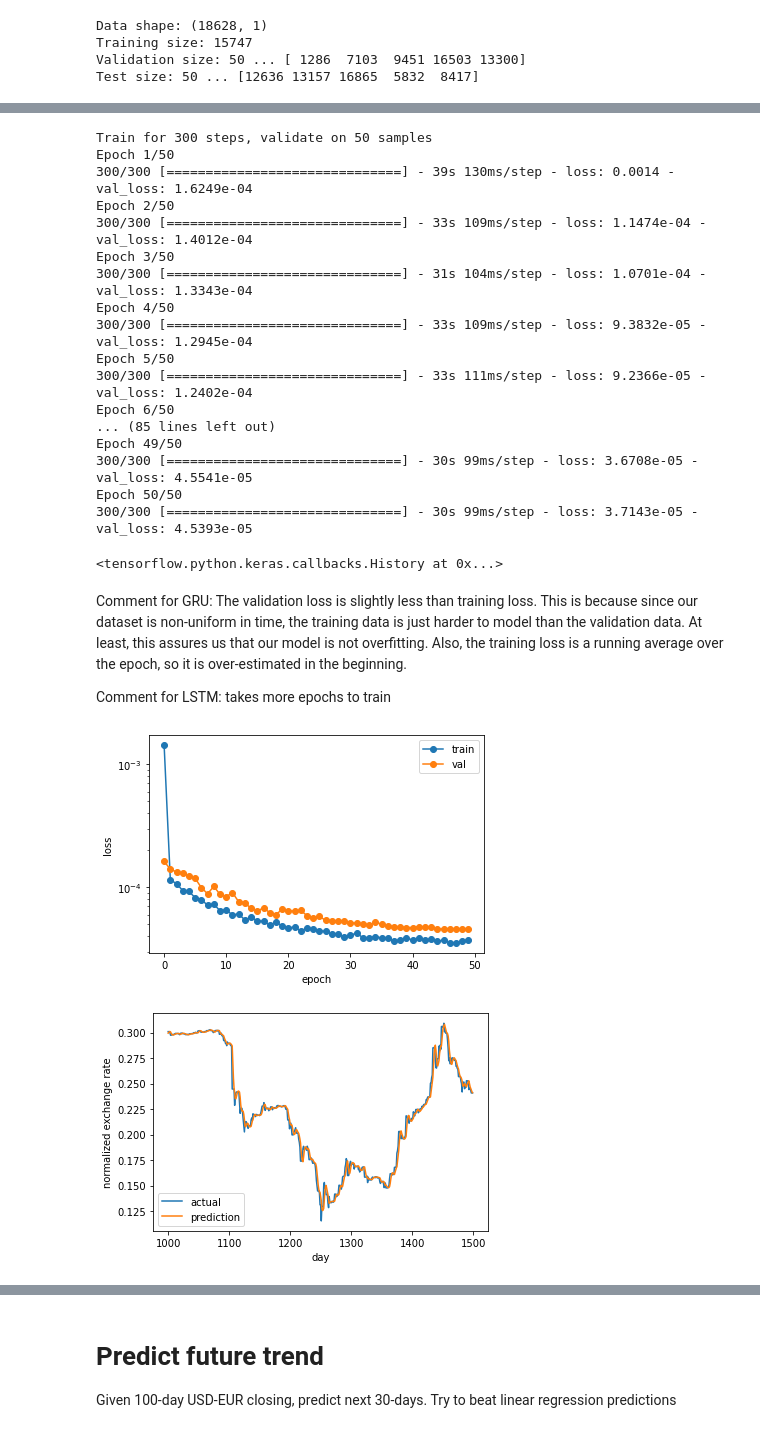
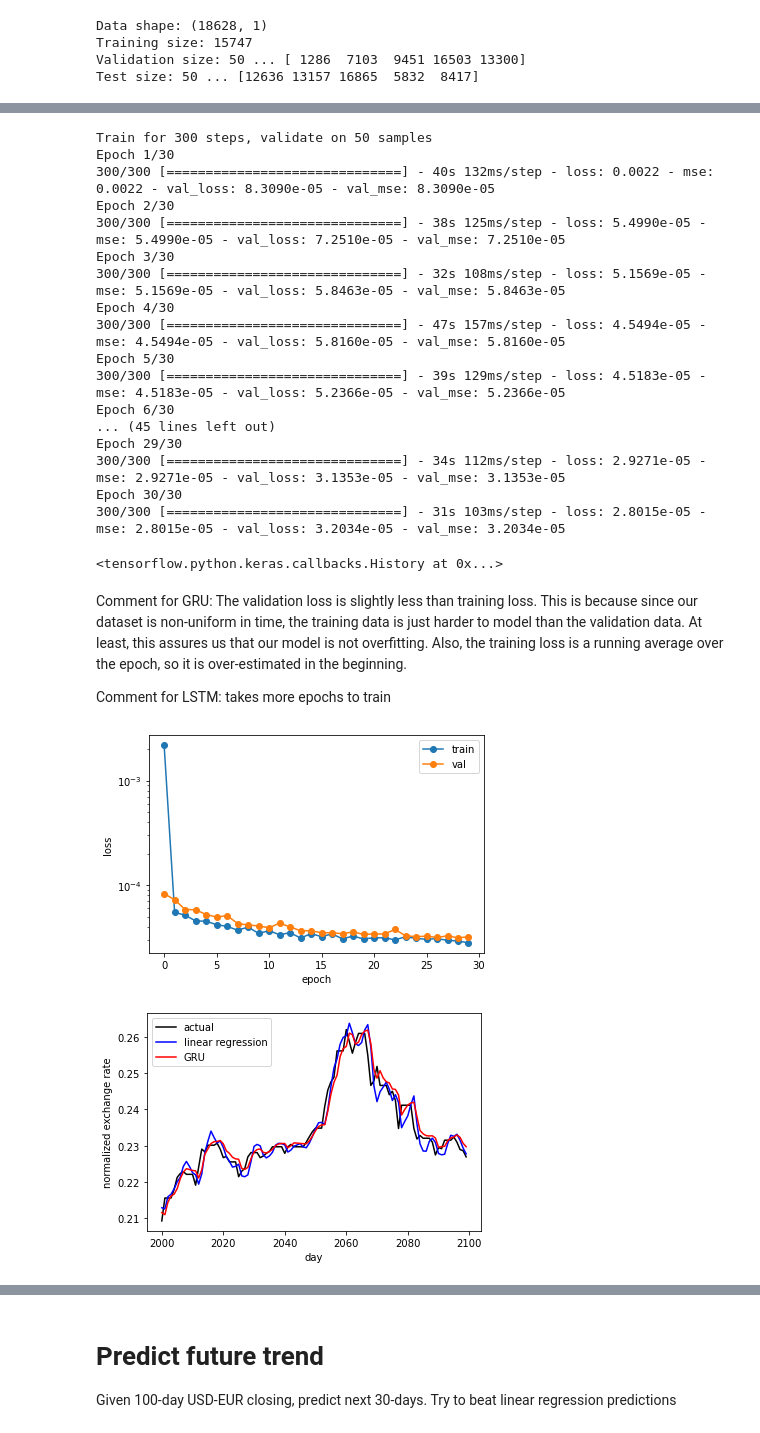
Before and after one commit to kevinddchen/ECE247, a Jupyter notebook: Kevin-RNN.ipynb, the cells around one changed output, grey strips where cells are left out. Drawn from its saved outputs; the diff is of its cells as text; code cells hidden in the pictures.

Commit message:
Save models

```diff
--- a/Kevin-RNN.ipynb
+++ b/Kevin-RNN.ipynb
@@ -103,6 +106,8 @@ batch_size = 50
 initial_learning_rate = 1e-3
 decay_steps = 300
 decay_rate = 0.9
+callback = keras.callbacks.ModelCheckpoint(monitor='mse', filepath='1d-LSTM.h5',
+                                           save_best_only=True, mode='min')
 ## ==================================================
 
 np.random.seed(0) ## for reproducability
@@ -116,9 +121,9 @@ opt = keras.optimizers.Adam(learning_rate=lr_schedule)
 
 model_1d = models.Sequential()
 #model_1d.add(layers.LSTM(100, input_shape=(L, C)))
-model_1d.add(layers.GRU(200, input_shape=(L, C)))
+model_1d.add(layers.GRU(100, input_shape=(L, C)))
 model_1d.add(layers.Dense(P))
-model_1d.compile(optimizer=opt, loss='mse')
+model_1d.compile(optimizer=opt, loss='mse', metrics=['mse'])
 model_1d.summary()
 # %% [output]
 Model: "sequential"
@@ -150,27 +155,25 @@ Train on 1 samples
 G = generate_batches_regression(data, batch_size, learn_window, predict_window, train_starts)
 
 ## GRU
-#model_1d.fit(G, steps_per_epoch=300, epochs=30, validation_data=(X_val, y_val))
-## LSTM
-model_1d.fit(G, steps_per_epoch=300, epochs=50, validation_data=(X_val, y_val))
+model_1d.fit(G, steps_per_epoch=300, epochs=30, validation_data=(X_val, y_val), callbacks=[callback])
 # %% [output]
 Train for 300 steps, validate on 50 samples
-Epoch 1/50
-300/300 [==============================] - 39s 130ms/step - loss: 0.0014 - val_loss: 1.6249e-04
-Epoch 2/50
-300/300 [==============================] - 33s 109ms/step - loss: 1.1474e-04 - val_loss: 1.4012e-04
-Epoch 3/50
-300/300 [==============================] - 31s 104ms/step - loss: 1.0701e-04 - val_loss: 1.3343e-04
-Epoch 4/50
-300/300 [==============================] - 33s 109ms/step - loss: 9.3832e-05 - val_loss: 1.2945e-04
-Epoch 5/50
-300/300 [==============================] - 33s 111ms/step - loss: 9.2366e-05 - val_loss: 1.2402e-04
-Epoch 6/50
-... (85 lines left out)
-Epoch 49/50
-300/300 [==============================] - 30s 99ms/step - loss: 3.6708e-05 - val_loss: 4.5541e-05
-Epoch 50/50
-300/300 [==============================] - 30s 99ms/step - loss: 3.7143e-05 - val_loss: 4.5393e-05
+Epoch 1/30
+300/300 [==============================] - 40s 132ms/step - loss: 0.0022 - mse: 0.0022 - val_loss: 8.3090e-05 - val_mse: 8.3090e-05
+Epoch 2/30
+300/300 [==============================] - 38s 125ms/step - loss: 5.4990e-05 - mse: 5.4990e-05 - val_loss: 7.2510e-05 - val_mse: 7.2510e-05
+Epoch 3/30
+300/300 [==============================] - 32s 108ms/step - loss: 5.1569e-05 - mse: 5.1569e-05 - val_loss: 5.8463e-05 - val_mse: 5.8463e-05
+Epoch 4/30
+300/300 [==============================] - 47s 157ms/step - loss: 4.5494e-05 - mse: 4.5494e-05 - val_loss: 5.8160e-05 - val_mse: 5.8160e-05
+Epoch 5/30
+300/300 [==============================] - 39s 129ms/step - loss: 4.5183e-05 - mse: 4.5183e-05 - val_loss: 5.2366e-05 - val_mse: 5.2366e-05
+Epoch 6/30
+... (45 lines left out)
+Epoch 29/30
+300/300 [==============================] - 34s 112ms/step - loss: 2.9271e-05 - mse: 2.9271e-05 - val_loss: 3.1353e-05 - val_mse: 3.1353e-05
+Epoch 30/30
+300/300 [==============================] - 31s 103ms/step - loss: 2.8015e-05 - mse: 2.8015e-05 - val_loss: 3.2034e-05 - val_mse: 3.2034e-05
 <tensorflow.python.keras.callbacks.History at 0x...>
 # %% [markdown]
 Comment for GRU: The validation loss is slightly less than training loss. This is because since our dataset is non-uniform in time, the training data is just harder to model than the validation data. At least, this assures us that our model is not overfitting. Also, the training loss is a running average over the epoch, so it is over-estimated in the beginning.
@@ -188,23 +191,43 @@ plt.yscale('log')
 plt.legend()
 plt.show()
 # %% [output]
-[figure, old version]
+[figure, new version]
 # %%
 ## visualize predictions
-starts = np.arange(1000, 1500)
+import sklearn.linear_model
+import sklearn.preprocessing
+
+starts = np.arange(2000, 2100)
+
+model_1d.load_weights('kevin-models/1d-GRU.h5')
 
 G = generate_all_regression(data, len(starts), learn_window, predict_window, starts)
 X, y_actual = next(G)
 y_predict = model_1d.predict(X)
 
-plt.plot(dates, y_actual[:, 0], label='actual')
-plt.plot(dates, y_predict[:, 0], label='prediction')
+## linear regression predictions
+
+lin_learn_window = np.arange(5)
+lin_Lcap = 5
+lin_y_predict = np.zeros(len(starts))
+for count, i in enumerate(starts):
+    lin_x_learn = (25+i+lin_learn_window).reshape(-1, 1)
+    lin_x_predict = (25+i+lin_Lcap+predict_window).reshape(-1, 1)
+    lin_y_learn = data[lin_x_learn[:, 0]]
+
+    model = sklearn.linear_model.LinearRegression()
+    model.fit(lin_x_learn, lin_y_learn)
+    lin_y_predict[count] = model.predict(lin_x_predict)
+
+plt.plot(starts, y_actual[:, 0], label='actual', color='black')
+plt.plot(starts, lin_y_predict, label='linear regression', color='blue')
+plt.plot(starts, y_predict[:, 0], label='GRU', color='red')
 plt.ylabel('normalized exchange rate')
 plt.xlabel('day')
 plt.legend()
 plt.show()
 # %% [output]
-[figure, old version]
+[figure, new version]
 # %%
 y = model_1d.predict(X_test)
 ave_mse = np.mean(np.square(y_test - y))
```
Also changed, not shown: parts of 22 cells of this notebook, 24 other files.
